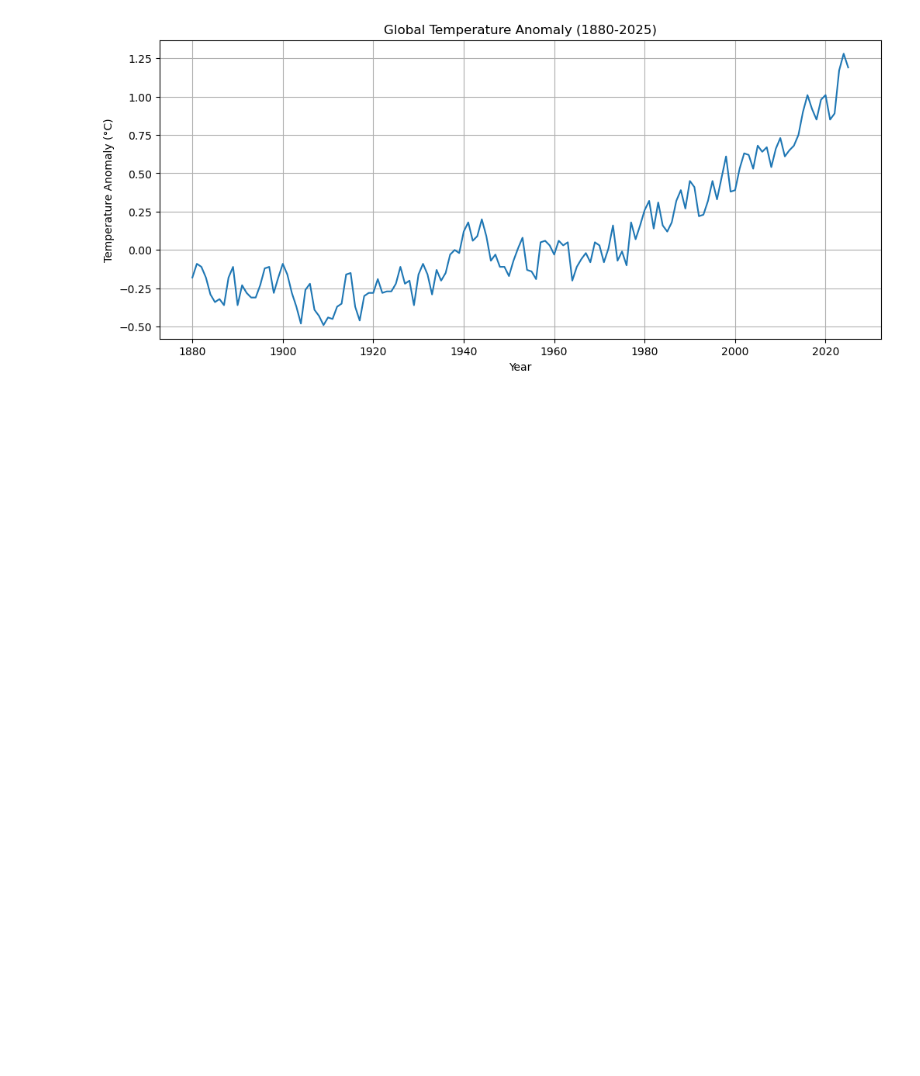
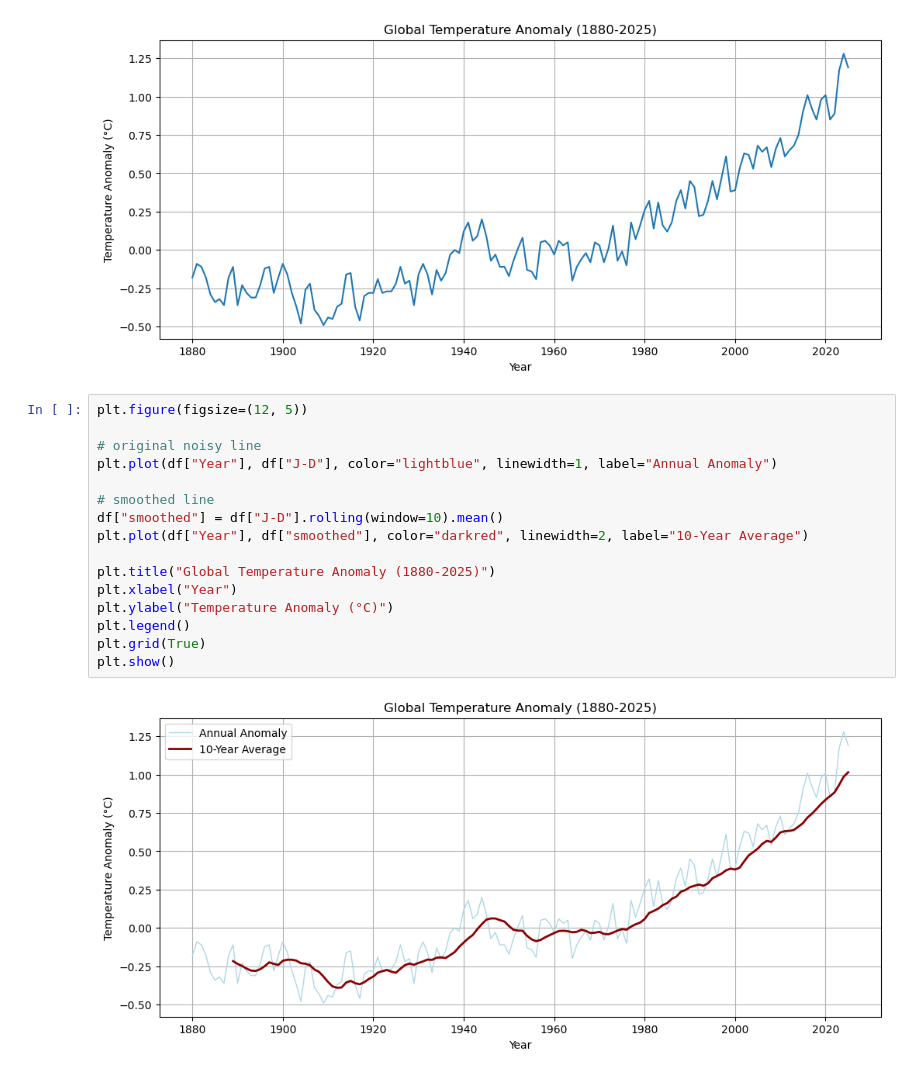
Before and after one commit to mahekshahh/climate-analysis, a Jupyter notebook: climate_analysis.ipynb, the cells around one changed output. Cells and saved outputs as stored; diff of their text form; blank space fills up the shorter version.

```diff
--- a/climate_analysis.ipynb
+++ b/climate_analysis.ipynb
@@ -142,3 +142,21 @@ plt.grid(True)
 plt.show()
 # %% [output]
 [figure]
+# %%
+plt.figure(figsize=(12, 5))
+
+# original noisy line
+plt.plot(df["Year"], df["J-D"], color="lightblue", linewidth=1, label="Annual Anomaly")
+
+# smoothed line
+df["smoothed"] = df["J-D"].rolling(window=10).mean()
+plt.plot(df["Year"], df["smoothed"], color="darkred", linewidth=2, label="10-Year Average")
+
+plt.title("Global Temperature Anomaly (1880-2025)")
+plt.xlabel("Year")
+plt.ylabel("Temperature Anomaly (°C)")
+plt.legend()
+plt.grid(True)
+plt.show()
+# %% [output]
+[figure, added]
```
Also changed, not shown: parts of 2 cells of this notebook, 2 other files.
